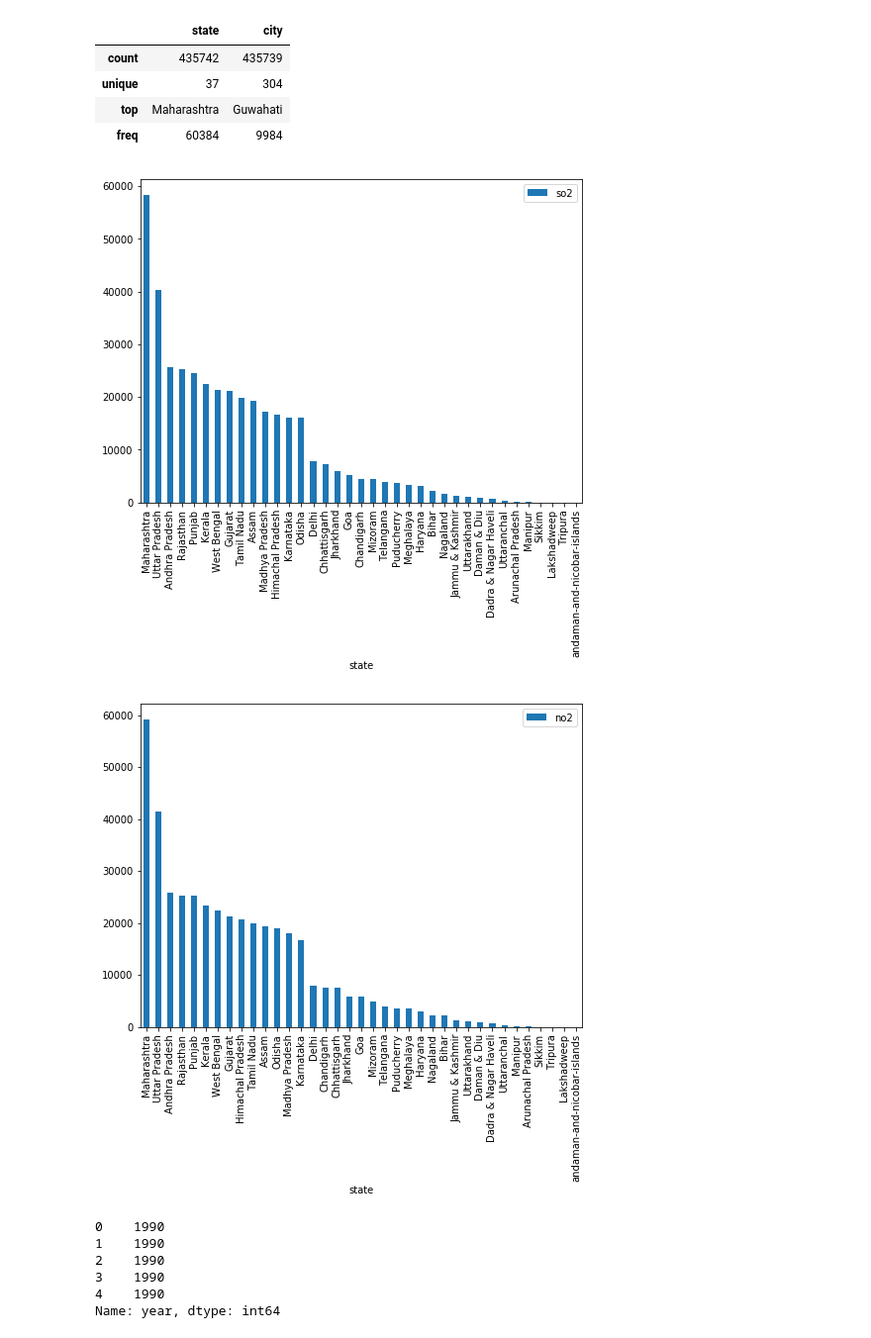
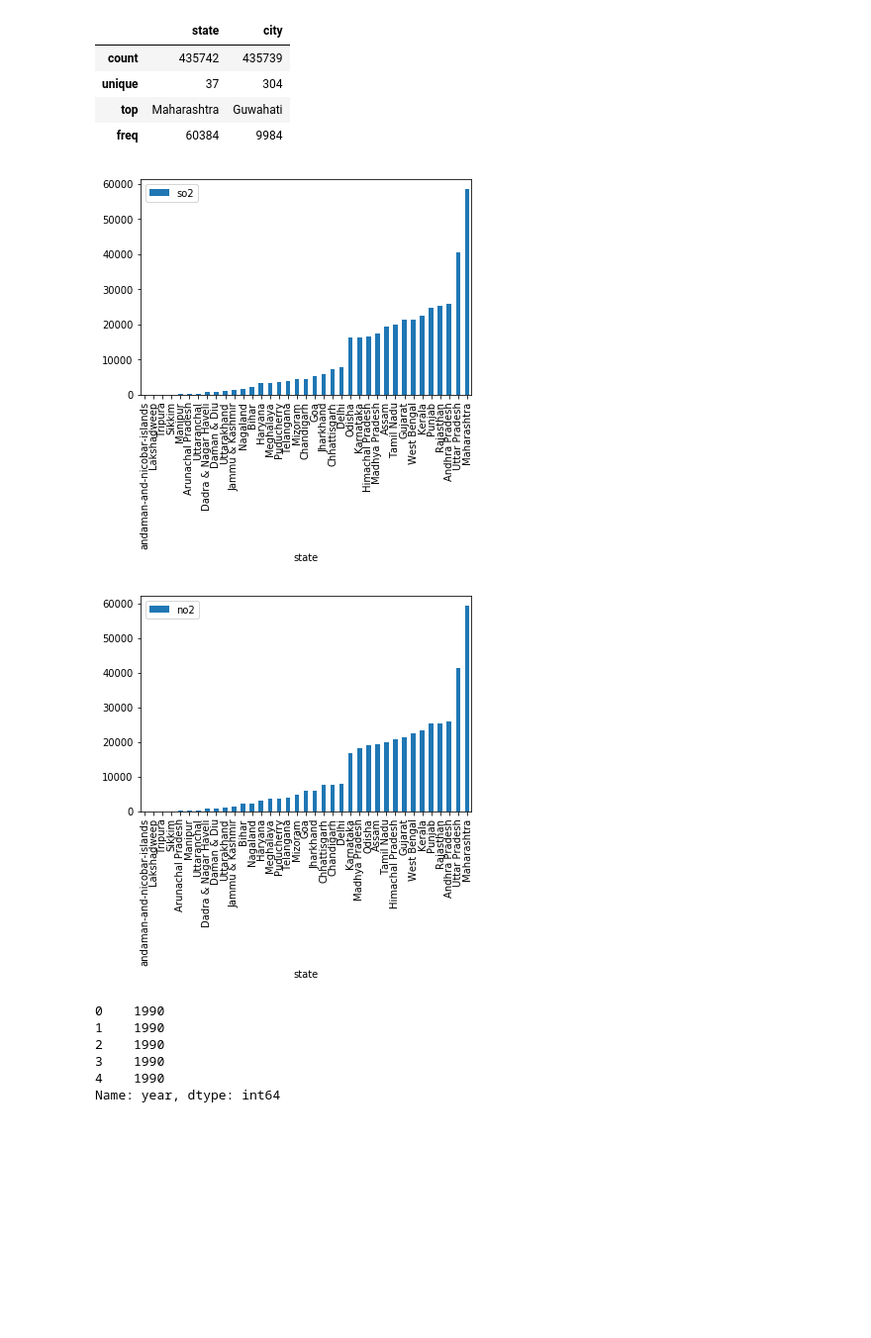
Before and after one commit to DebarghaG/ClimateWatcher, a Jupyter notebook: EVS_Capstone.ipynb, the cells around one changed output. Shown at 99% size. Cells and saved outputs as stored; diff of their text form; code cells hidden in the pictures; blank space fills up the shorter version.

```diff
--- a/EVS_Capstone.ipynb
+++ b/EVS_Capstone.ipynb
@@ -57,15 +58,15 @@ df[["state","city"]].describe(include=['O'])
 | top | Maharashtra | Guwahati |
 | freq | 60384 | 9984 |
 # %%
-df[['so2','state']].groupby(["state"]).count().sort_values(by='so2',ascending=False).plot.bar()
+df[['so2','state']].groupby(["state"]).count().sort_values(by='so2',ascending=True).plot.bar()
 plt.show()
 # %% [output]
-[figure, old version]
+[figure, new version]
 # %%
-df[['no2','state']].groupby(["state"]).count().sort_values(by='no2',ascending=False).plot.bar()
+df[['no2','state']].groupby(["state"]).count().sort_values(by='no2',ascending=True).plot.bar()
 plt.show()
 # %% [output]
-[figure, old version]
+[figure, new version]
 # %%
 df['date'] = pd.to_datetime(df['date'],format='%Y-%m-%d') # date parse
 df['year'] = df['date'].dt.year # year
```
Also changed, not shown: parts of 3 cells of this notebook, 6 other files.
